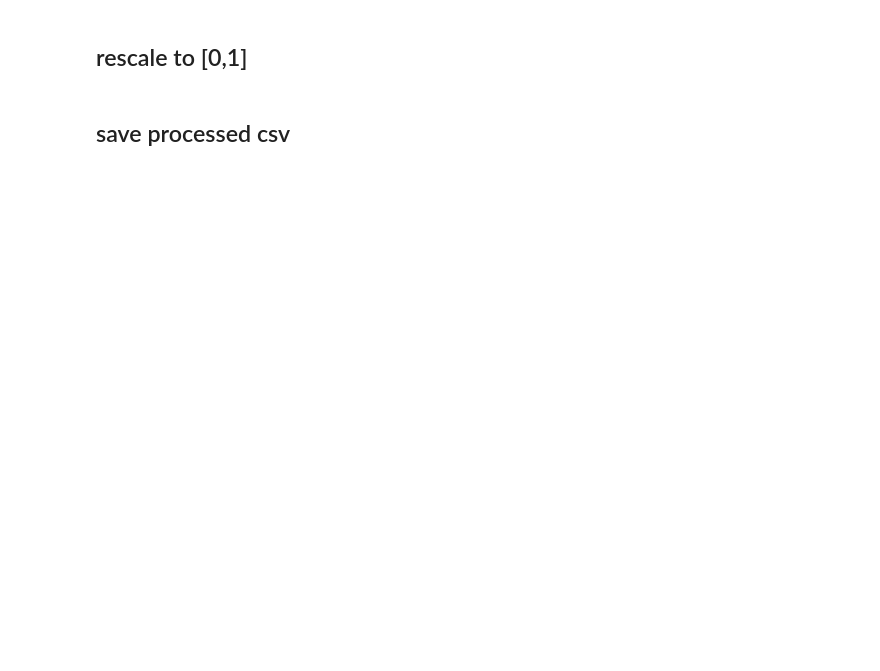
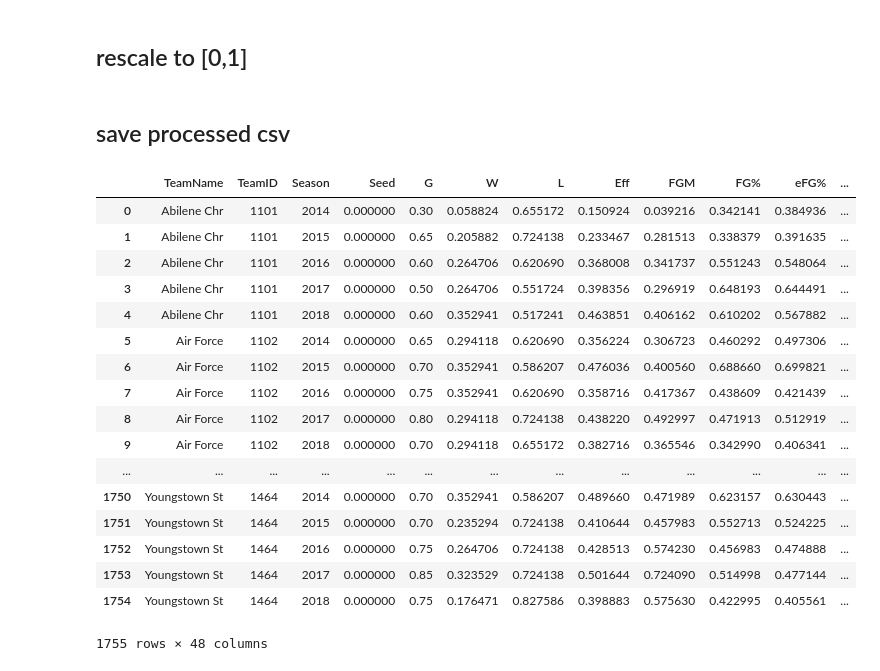
Before and after one commit to hattas/ncaa-bracket-predictor, a Jupyter notebook: notebooks/normalize.ipynb, the cells around one changed output. Saved outputs shown, nothing was run; the diff lists cells and outputs as text; code cells hidden in the pictures; blank space fills up the shorter version.

```diff
--- a/notebooks/normalize.ipynb
+++ b/notebooks/normalize.ipynb
@@ -15,6 +16,9 @@ pd.set_option('display.max_columns', len(df.columns))
 # %%
 opp = df.columns.get_loc('OFGM')
 df.iloc[:,opp:] = 1 / df.iloc[:,opp:]
+seed = df.columns.get_loc('Seed')
+df.iloc[:,seed] = 1 / df.iloc[:,seed]
+df = df.replace([np.inf, -np.inf], 0)
 # %% [markdown]
 ## rescale to [0,1]
 # %%
@@ -25,4 +29,23 @@ df.iloc[:,start:] = (sub - sub.min()) / (sub.max() - sub.min())
 ## save processed csv
 # %%
 df.to_csv("..\\csvs\\kaggle\\normalized_stats.csv", encoding='utf-8', index=False)
-df.head()
+df
+# %% [output]
+|  | TeamName | TeamID | Season | Seed | G | W | L | Eff | FGM | FG% | eFG% | ... |
+| 0 | Abilene Chr | 1101 | 2014 | 0.000000 | 0.30 | 0.058824 | 0.655172 | 0.150924 | 0.039216 | 0.342141 | 0.384936 | ... |
+| 1 | Abilene Chr | 1101 | 2015 | 0.000000 | 0.65 | 0.205882 | 0.724138 | 0.233467 | 0.281513 | 0.338379 | 0.391635 | ... |
+| 2 | Abilene Chr | 1101 | 2016 | 0.000000 | 0.60 | 0.264706 | 0.620690 | 0.368008 | 0.341737 | 0.551243 | 0.548064 | ... |
+| 3 | Abilene Chr | 1101 | 2017 | 0.000000 | 0.50 | 0.264706 | 0.551724 | 0.398356 | 0.296919 | 0.648193 | 0.644491 | ... |
+| 4 | Abilene Chr | 1101 | 2018 | 0.000000 | 0.60 | 0.352941 | 0.517241 | 0.463851 | 0.406162 | 0.610202 | 0.567882 | ... |
+| 5 | Air Force | 1102 | 2014 | 0.000000 | 0.65 | 0.294118 | 0.620690 | 0.356224 | 0.306723 | 0.460292 | 0.497306 | ... |
+| 6 | Air Force | 1102 | 2015 | 0.000000 | 0.70 | 0.352941 | 0.586207 | 0.476036 | 0.400560 | 0.688660 | 0.699821 | ... |
+| 7 | Air Force | 1102 | 2016 | 0.000000 | 0.75 | 0.352941 | 0.620690 | 0.358716 | 0.417367 | 0.438609 | 0.421439 | ... |
+| 8 | Air Force | 1102 | 2017 | 0.000000 | 0.80 | 0.294118 | 0.724138 | 0.438220 | 0.492997 | 0.471913 | 0.512919 | ... |
+| 9 | Air Force | 1102 | 2018 | 0.000000 | 0.70 | 0.294118 | 0.655172 | 0.382716 | 0.365546 | 0.342990 | 0.406341 | ... |
+| ... | ... | ... | ... | ... | ... | ... | ... | ... | ... | ... | ... | ... |
+| 1750 | Youngstown St | 1464 | 2014 | 0.000000 | 0.70 | 0.352941 | 0.586207 | 0.489660 | 0.471989 | 0.623157 | 0.630443 | ... |
+| 1751 | Youngstown St | 1464 | 2015 | 0.000000 | 0.70 | 0.235294 | 0.724138 | 0.410644 | 0.457983 | 0.552713 | 0.524225 | ... |
+| 1752 | Youngstown St | 1464 | 2016 | 0.000000 | 0.75 | 0.264706 | 0.724138 | 0.428513 | 0.574230 | 0.456983 | 0.474888 | ... |
+| 1753 | Youngstown St | 1464 | 2017 | 0.000000 | 0.85 | 0.323529 | 0.724138 | 0.501644 | 0.724090 | 0.514998 | 0.477144 | ... |
+| 1754 | Youngstown St | 1464 | 2018 | 0.000000 | 0.75 | 0.176471 | 0.827586 | 0.398883 | 0.575630 | 0.422995 | 0.405561 | ... |
+1755 rows × 48 columns
```
Also changed, not shown: parts of 2 cells of this notebook, 1 other file.
